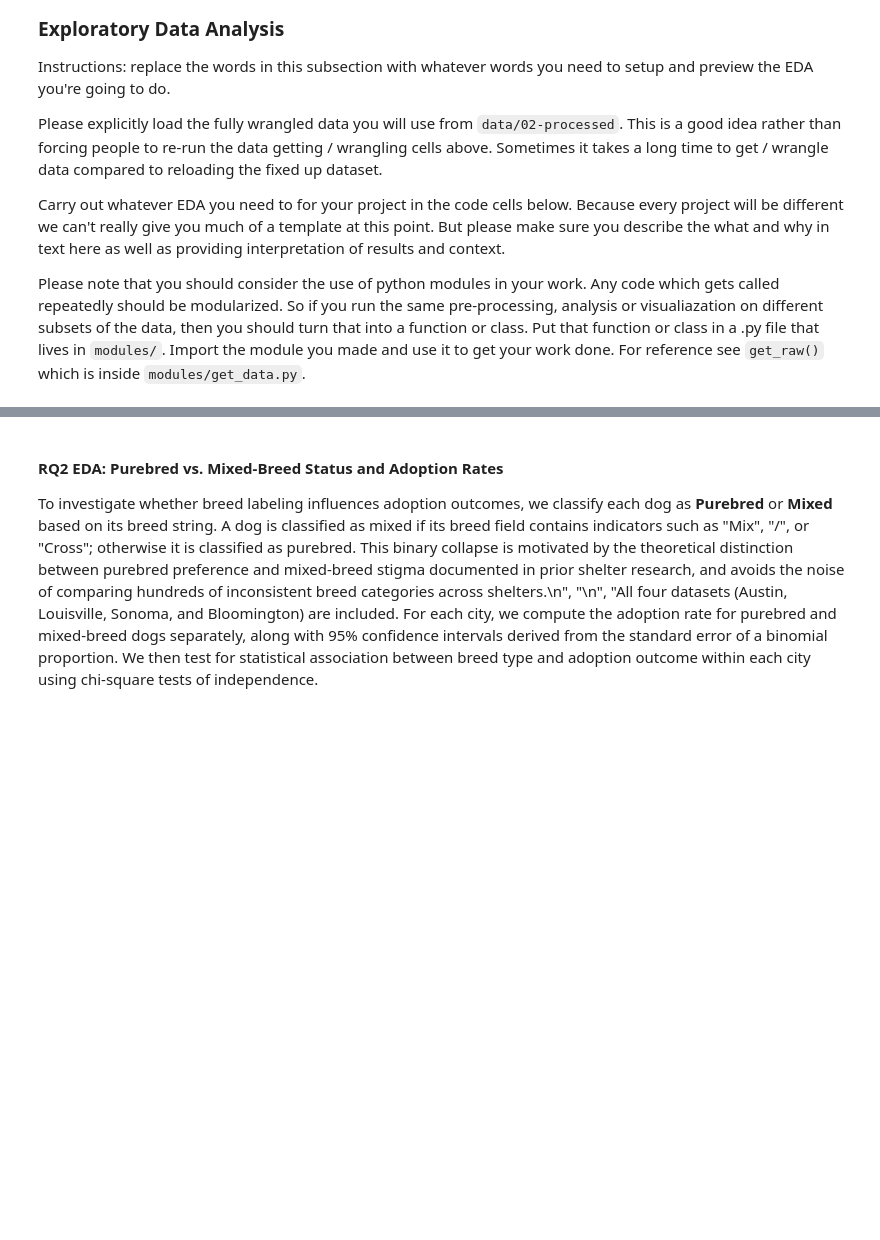
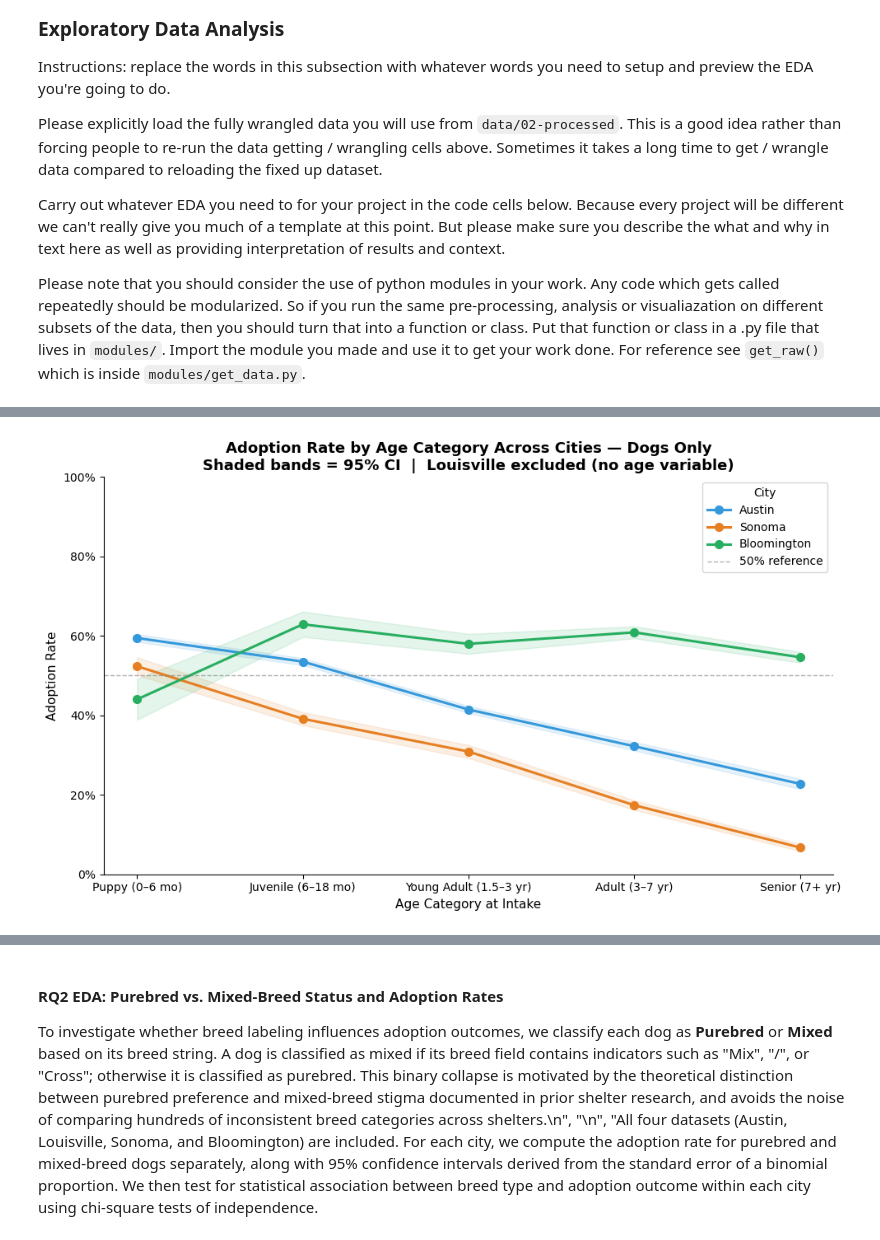
Before and after one commit to COGS108/Group143_WI26, a Jupyter notebook: 02-EDACheckpoint.ipynb, the cells around one changed output, grey strips where cells are left out. Cells and saved outputs as stored; diff of their text form; code cells hidden in the pictures; blank space fills up the shorter version.

```diff
--- a/02-EDACheckpoint.ipynb
+++ b/02-EDACheckpoint.ipynb
@@ -771,0 +926,40 @@ Please note that you should consider the use of python modules in your work.  An
+# %%
+# Line plot: one line per city showing how adoption rate trends across age categories,
+# with 95% CI shaded bands to highlight where cities overlap or diverge
+
+fig, ax = plt.subplots(figsize=(10, 6))
+
+x_positions = np.arange(len(AGE_ORDER))
+
+for city in CITY_ORDER:
+    sub = rq1[rq1["city"] == city]
+    grp = sub.groupby("age_category", observed=True)["adopted"].agg(["mean", "count"]).reindex(AGE_ORDER)
+    grp["se"]   = np.sqrt(grp["mean"] * (1 - grp["mean"]) / grp["count"])
+    grp["ci95"] = grp["se"] * 1.96
+
+    ax.plot(x_positions, grp["mean"], marker="o", label=city,
+            color=CITY_COLORS[city], linewidth=2.2, markersize=7)
+    ax.fill_between(x_positions,
+                    grp["mean"] - grp["ci95"],
+                    grp["mean"] + grp["ci95"],
+                    color=CITY_COLORS[city], alpha=0.12)
+
+ax.axhline(0.5, linestyle="--", color="gray", linewidth=1, alpha=0.6, label="50% reference")
+
+ax.set_xticks(x_positions)
+ax.set_xticklabels([l.replace("\n", " ") for l in AGE_ORDER], fontsize=10)
+ax.set_xlabel("Age Category at Intake", fontsize=11)
+ax.set_ylabel("Adoption Rate", fontsize=11)
+ax.yaxis.set_major_formatter(mtick.PercentFormatter(xmax=1, decimals=0))
+ax.set_ylim(0, 1)
+ax.set_title(
+    "Adoption Rate by Age Category Across Cities — Dogs Only\n"
+    "Shaded bands = 95% CI  |  Louisville excluded (no age variable)",
+    fontsize=13, fontweight="bold"
+)
+ax.legend(title="City", fontsize=10)
+sns.despine()
+plt.tight_layout()
+plt.show()
+# %% [output]
+[figure, added]
```
Also changed, not shown: parts of 16 cells of this notebook.
